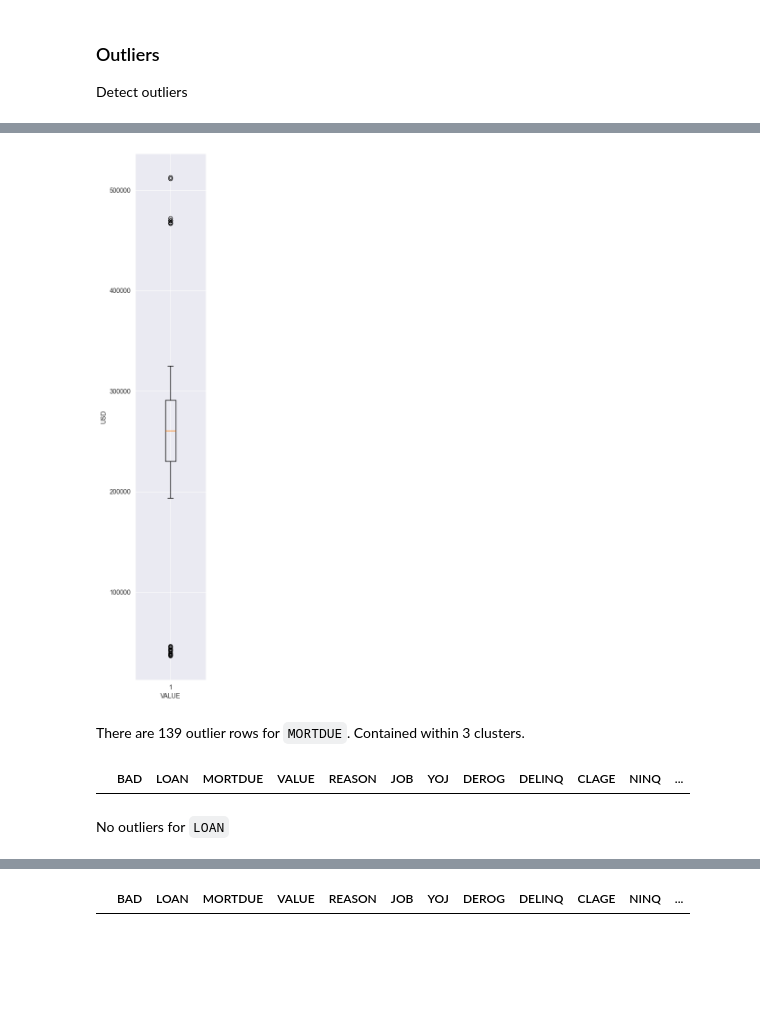
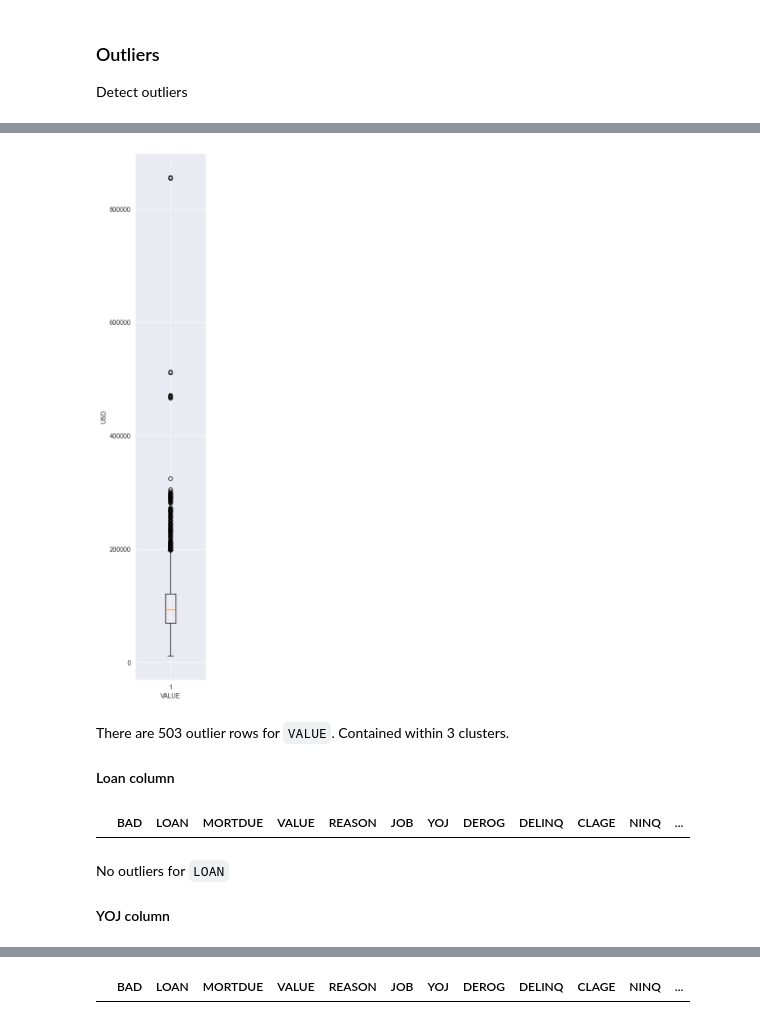
Before and after one commit to gonzalobugueno/programming_for_ai_final, a Jupyter notebook: training/hmeq/hmeq.ipynb, the cells around one changed output, grey strips where cells are left out. Cells and saved outputs as stored; diff of their text form; code cells hidden in the pictures; blank space fills up the shorter version.

```diff
--- a/training/hmeq/hmeq.ipynb
+++ b/training/hmeq/hmeq.ipynb
@@ -125,0 +126,2 @@ Deal with missing values in a straight-forward way
+# %%
+df.loc[df['MORTDUE'].isna(), 'MORTDUE'] = 0 # it is fair to assume that a null mortdue is 0
@@ -260,16 +295,20 @@ outliers
 # %%
 plt.figure(figsize=(2, 15))
-plt.boxplot(outliers['VALUE'])
+plt.boxplot(f['VALUE'])
 plt.xlabel('VALUE')
 plt.ylabel('USD')
 plt.show()
 # %% [output]
-[figure, old version]
+[figure, new version]
 # %% [markdown]
-There are 139 outlier rows for `MORTDUE`. Contained within 3 clusters.
+There are 503 outlier rows for `VALUE`. Contained within 3 clusters.
+
+#### Loan column
 # %%
 f[outlier(f['LOAN'])]
 # %% [output]
 |  | BAD | LOAN | MORTDUE | VALUE | REASON | JOB | YOJ | DEROG | DELINQ | CLAGE | NINQ | ... |
 # %% [markdown]
 No outliers for `LOAN`
+
+#### YOJ column
```
Also changed, not shown: parts of 33 cells of this notebook.
